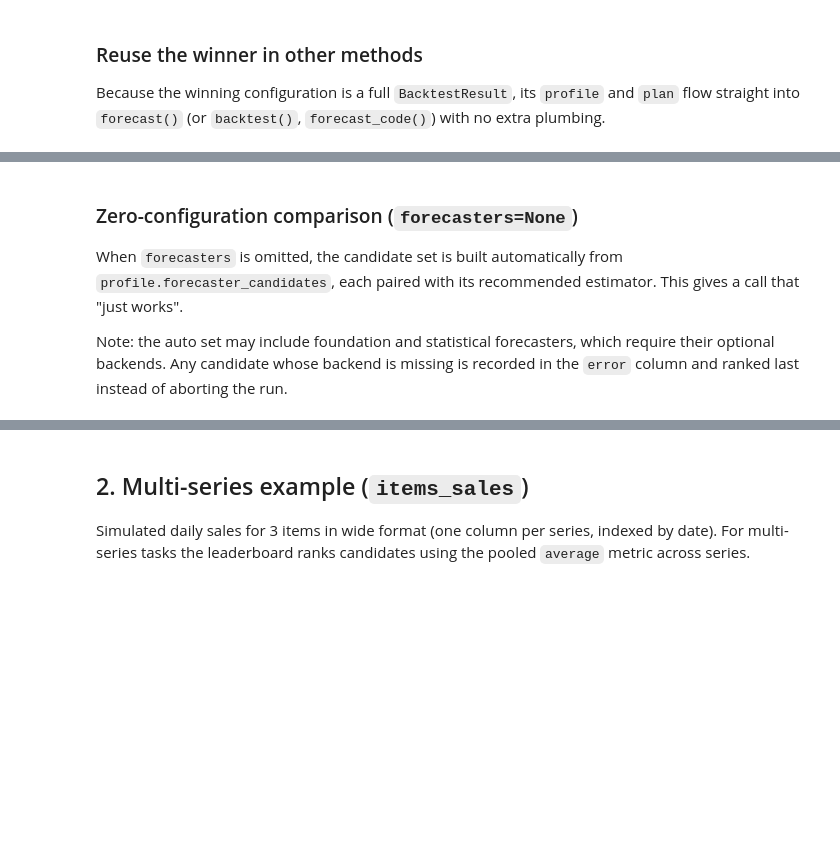
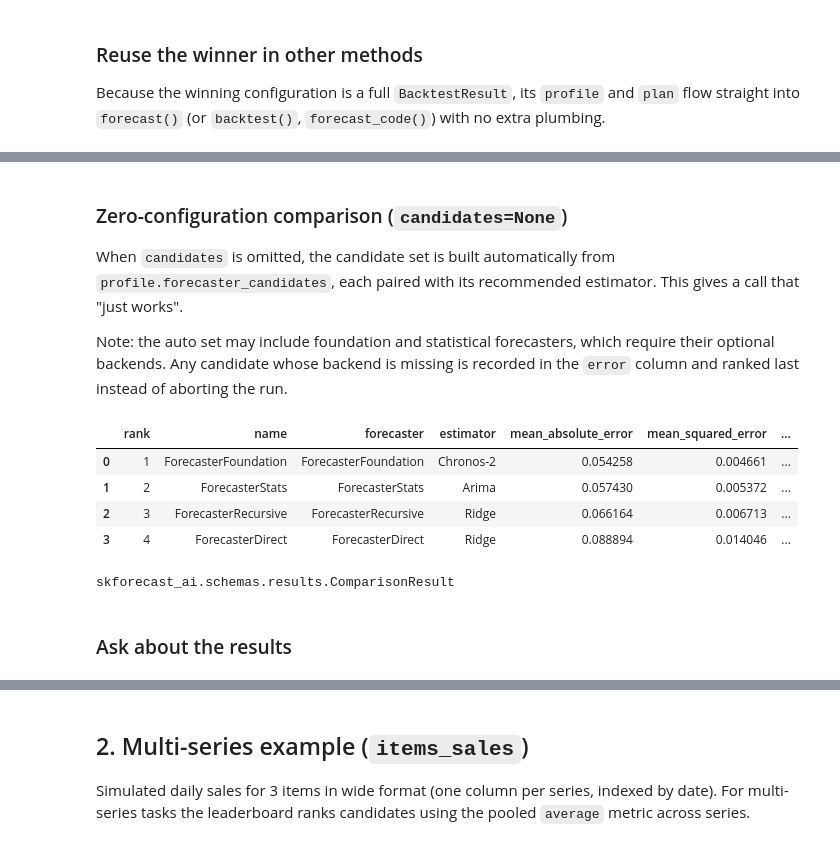
Before and after one commit to skforecast/skforecast-ai, a Jupyter notebook: dev/compare_forecasters_demo.ipynb, the cells around one changed output, grey strips where cells are left out. Drawn from its saved outputs; the diff is of its cells as text; code cells hidden in the pictures; blank space fills up the shorter version.

```diff
--- a/dev/compare_forecasters_demo.ipynb
+++ b/dev/compare_forecasters_demo.ipynb
@@ -152,7 +266,7 @@ forecast.predictions
 # %% [markdown]
-### Zero-configuration comparison (`forecasters=None`)
+### Zero-configuration comparison (`candidates=None`)
 
-When `forecasters` is omitted, the candidate set is built automatically from
+When `candidates` is omitted, the candidate set is built automatically from
 `profile.forecaster_candidates`, each paired with its recommended estimator. This
 gives a call that "just works".
 
@@ -160,11 +274,23 @@ Note: the auto set may include foundation and statistical forecasters, which
 require their optional backends. Any candidate whose backend is missing is
 recorded in the `error` column and ranked last instead of aborting the run.
 # %%
-# comparison_auto = assistant.compare(
-#     data=data,
-#     cv=cv,
-#     target="y",
-#     date_column="datetime",
-# )
+comparison_auto = assistant.compare(
+    data=data,
+    cv=cv,
+    target="y",
+    date_column="datetime",
+)
 
-# comparison_auto.results
+comparison_auto.results
+# %% [output]
+|  | rank | name | forecaster | estimator | mean_absolute_error | mean_squared_error | ... |
+| 0 | 1 | ForecasterFoundation | ForecasterFoundation | Chronos-2 | 0.054258 | 0.004661 | ... |
+| 1 | 2 | ForecasterStats | ForecasterStats | Arima | 0.057430 | 0.005372 | ... |
+| 2 | 3 | ForecasterRecursive | ForecasterRecursive | Ridge | 0.066164 | 0.006713 | ... |
+| 3 | 4 | ForecasterDirect | ForecasterDirect | Ridge | 0.088894 | 0.014046 | ... |
+# %%
+type(comparison_auto)
+# %% [output]
+skforecast_ai.schemas.results.ComparisonResult
+# %% [markdown]
+### Ask about the results
```
Also changed, not shown: parts of 28 cells of this notebook, 20 other files.
